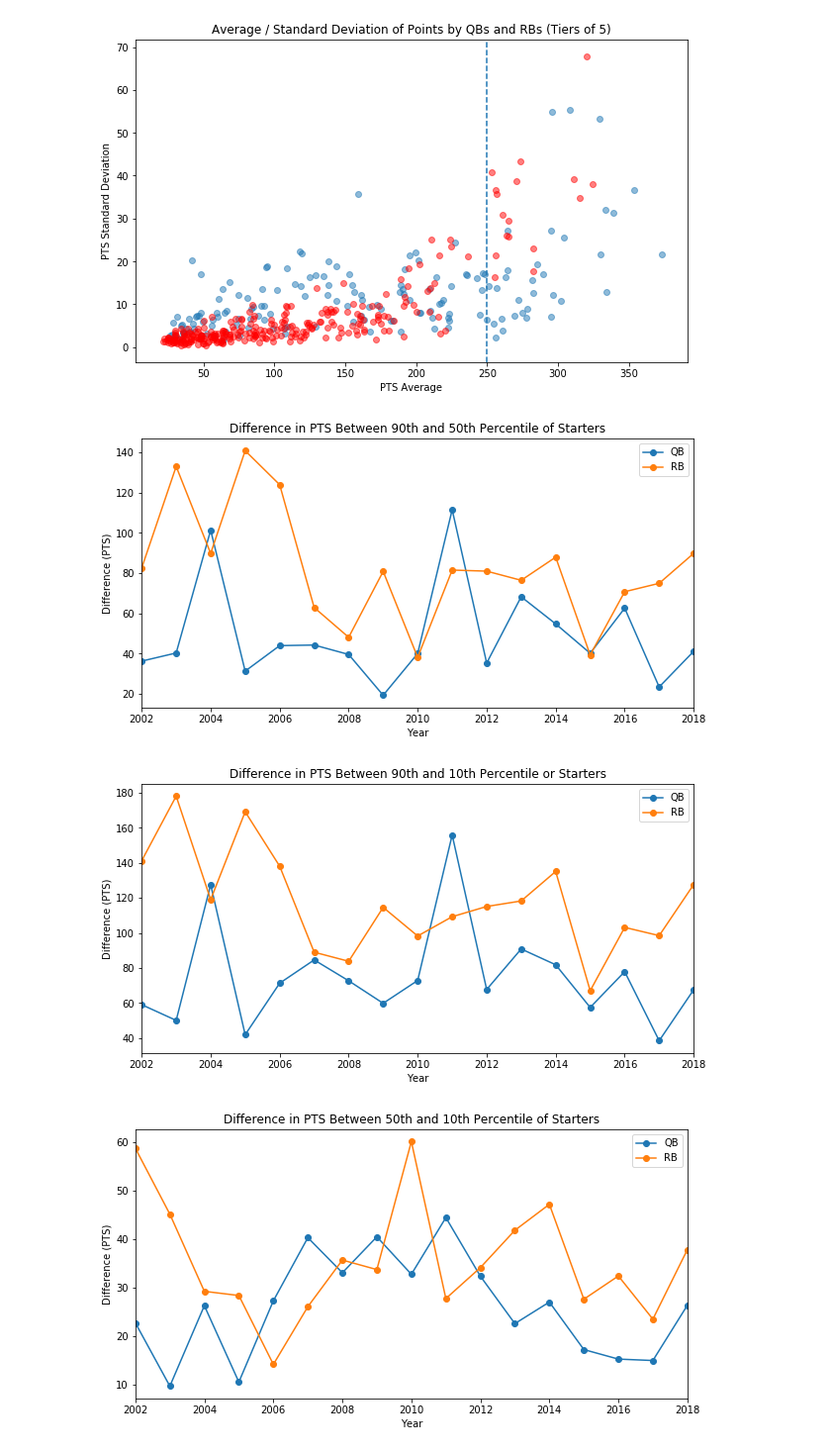
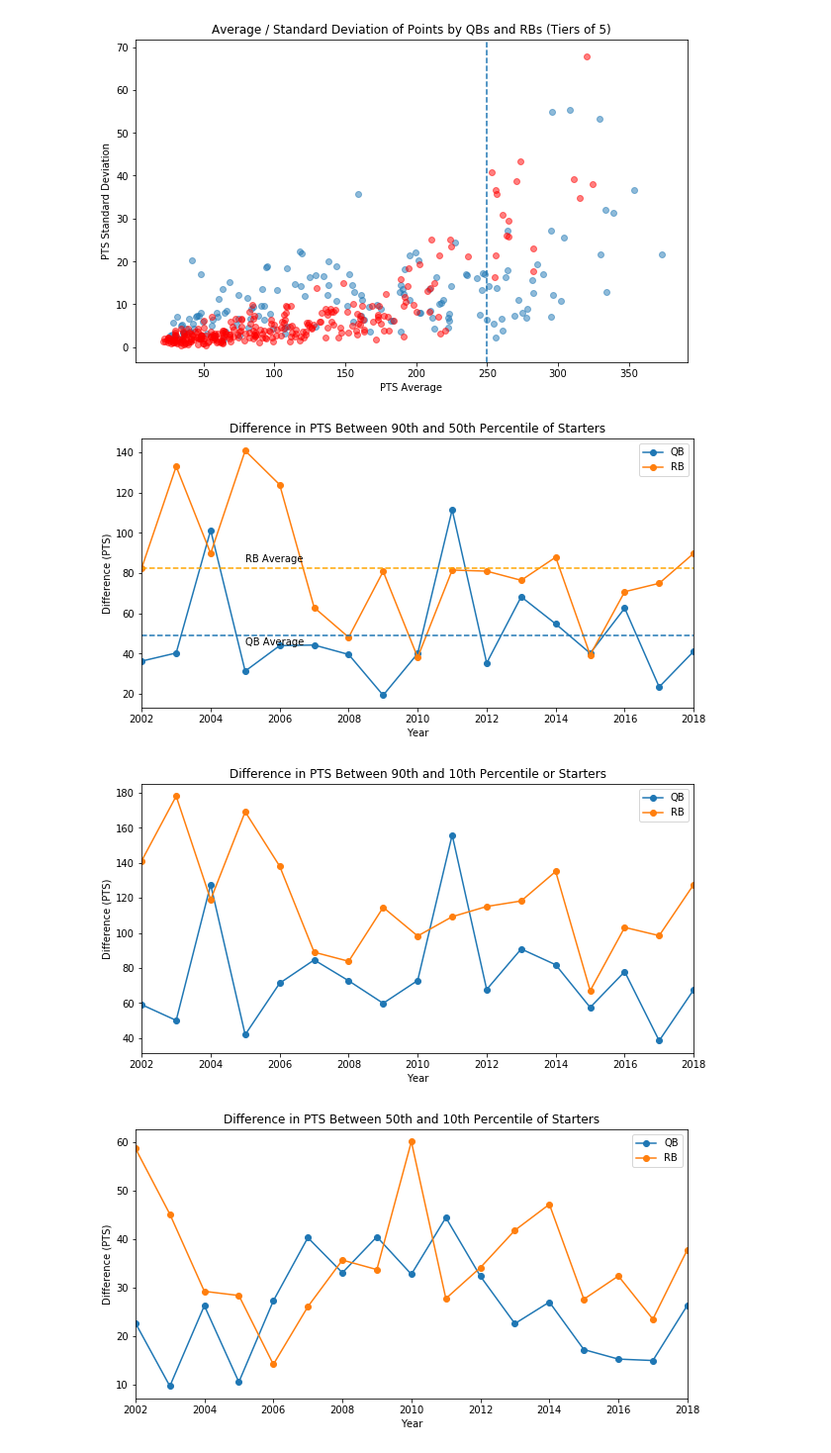
Before and after one commit to jlwalsh13/Capstone_1, a Jupyter notebook: fantasy_project.ipynb, the cells around one changed output. Shown at 99% size. Drawn from its saved outputs; the diff is of its cells as text; code cells hidden in the pictures.

```diff
--- a/fantasy_project.ipynb
+++ b/fantasy_project.ipynb
@@ -283,33 +295,37 @@ for year in range(2002, 2019):
 
 data = {'QB': QB_diff, 'RB': RB_diff}
 pctl_diff = pd.DataFrame(data)
 pctl_diff.index = range(2002, 2019)
 
 data2 = {'QB': QB_diff2, 'RB': RB_diff2}
 pctl_diff2 = pd.DataFrame(data2)
 pctl_diff2.index = range(2002, 2019)
 
 data3 = {'QB': QB_diff3, 'RB': RB_diff3}
 pctl_diff3 = pd.DataFrame(data3)
 pctl_diff3.index = range(2002, 2019)
 
 pctl_diff.plot(figsize=(10,5), marker='o')
 plt.xlabel('Year')
 plt.ylabel('Difference (PTS)')
 plt.title('Difference in PTS Between 90th and 50th Percentile of Starters')
+plt.axhline(np.mean(QB_diff), linestyle='--')
+plt.text(2005, np.mean(QB_diff)-5, 'QB Average')
+plt.axhline(np.mean(RB_diff), color='orange', linestyle='--')
+plt.text(2005, np.mean(RB_diff)+3, 'RB Average')
 
 pctl_diff2.plot(figsize=(10,5), marker='o')
 plt.xlabel('Year')
 plt.ylabel('Difference (PTS)')
 plt.title('Difference in PTS Between 90th and 10th Percentile or Starters')
 plt.show()
 
 pctl_diff3.plot(figsize=(10,5), marker='o')
 plt.xlabel('Year')
 plt.ylabel('Difference (PTS)')
 plt.title('Difference in PTS Between 50th and 10th Percentile of Starters')
 plt.show()
 # %% [output]
-[figure, old version]
+[figure, new version]
 [figure]
 [figure]
```
Also changed, not shown: parts of 12 cells of this notebook.
